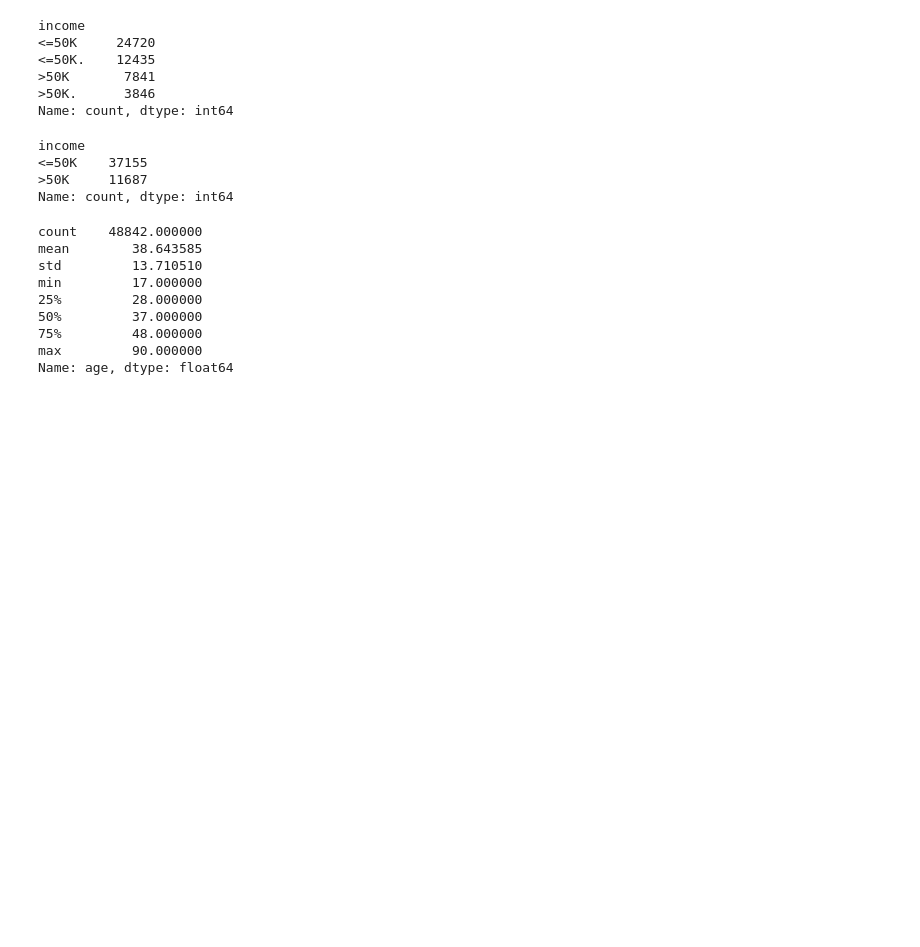
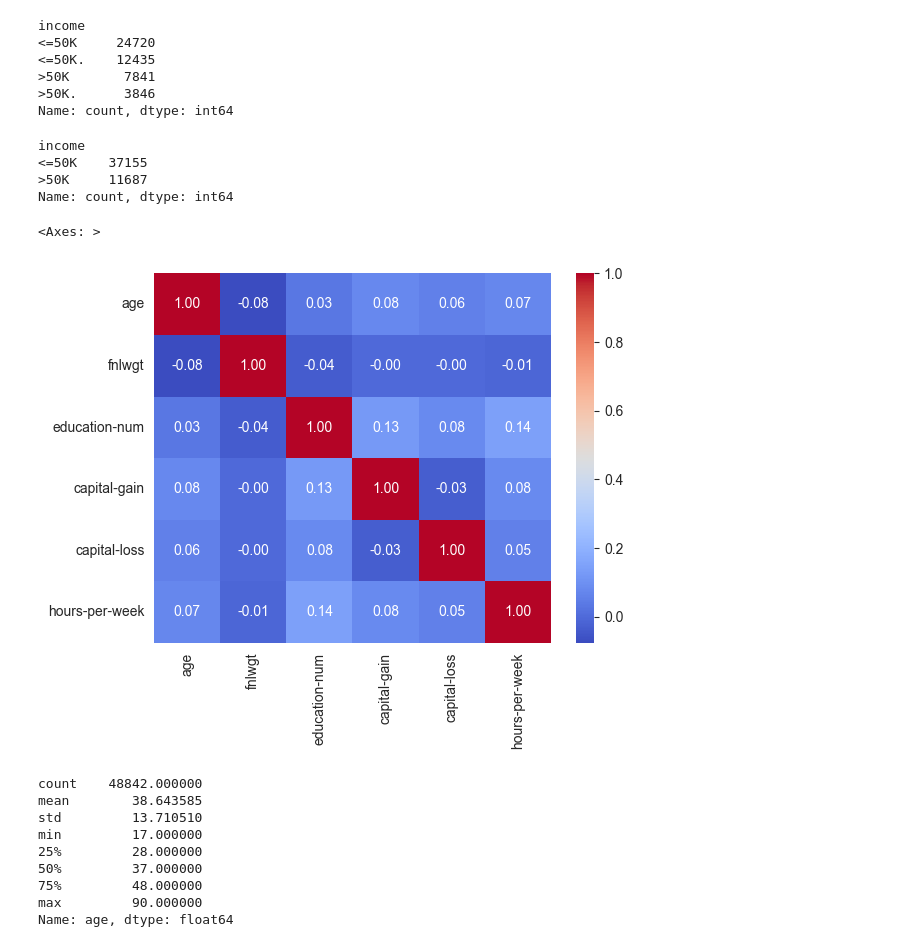
Before and after one commit to RumethSandinu/adult_income_analysis, a Jupyter notebook: adult_income_analysis.ipynb, the cells around one changed output. Saved outputs shown, nothing was run; the diff lists cells and outputs as text; code cells hidden in the pictures; blank space fills up the shorter version.

```diff
--- a/adult_income_analysis.ipynb
+++ b/adult_income_analysis.ipynb
@@ -85,0 +88,7 @@ Name: count, dtype: int64
+# %%
+neumerical_features = df.select_dtypes(include=['int64', 'float64'])
+corr_metrics = neumerical_features.corr()
+sns.heatmap(corr_metrics, annot=True, fmt='.2f', cmap='coolwarm')
+# %% [output]
+<Axes: >
+[figure, added]
```
Also changed, not shown: parts of 55 cells of this notebook.
